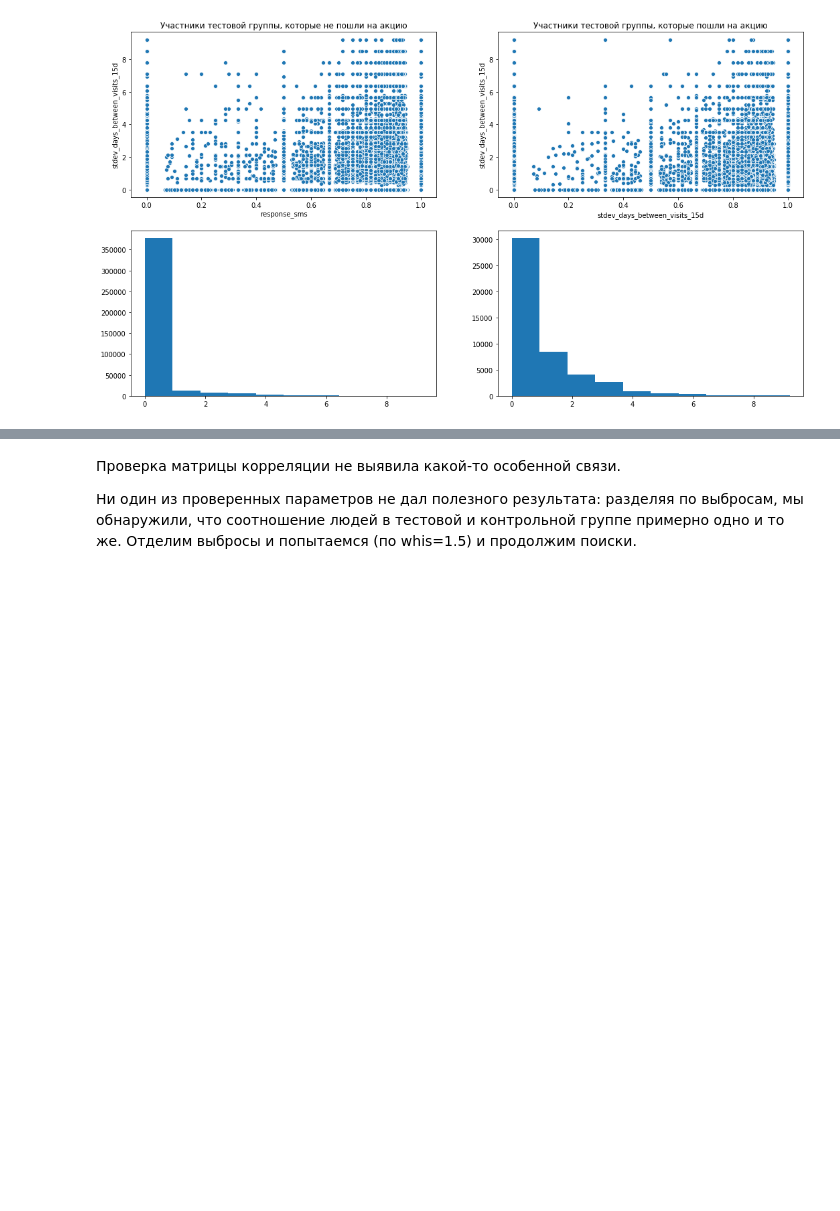
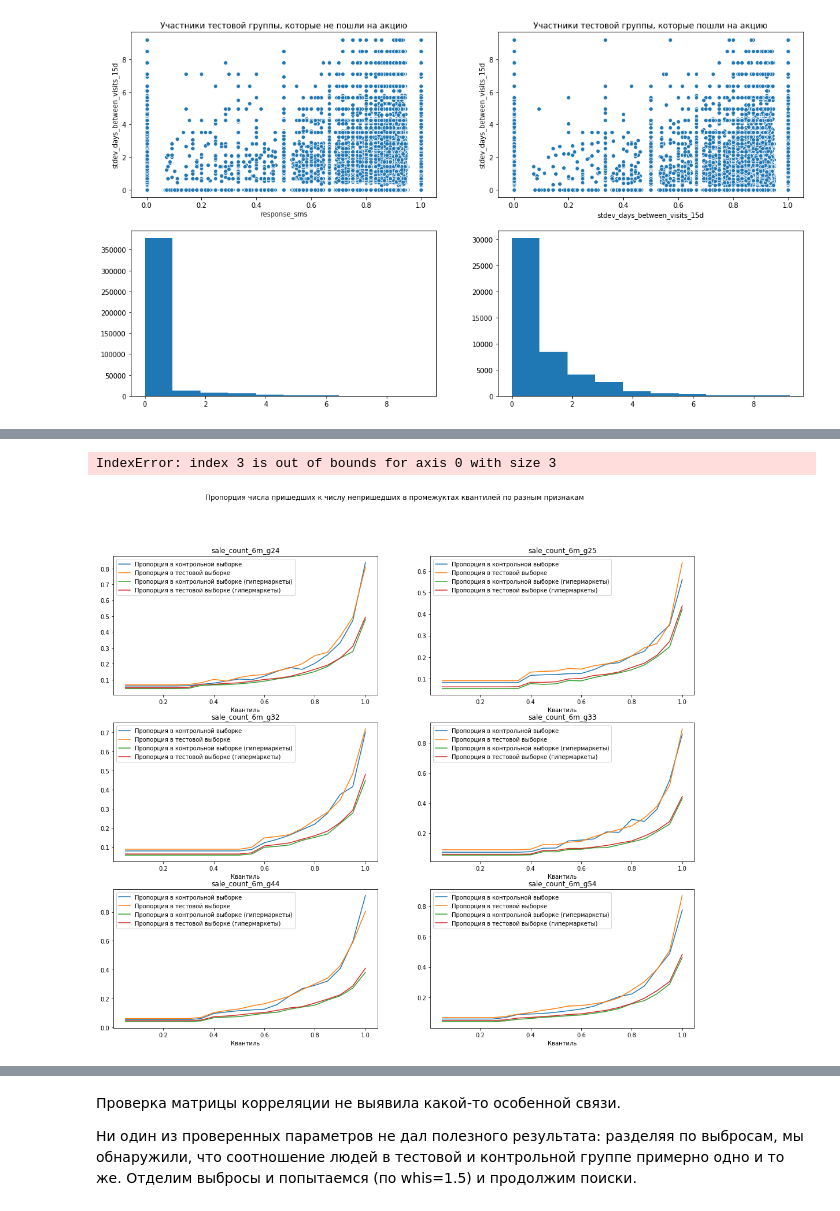
Before and after one commit to DKozl50/pluh_sms, a Jupyter notebook: experiments/EDA_mitya.ipynb, the cells around one changed output, grey strips where cells are left out. Cells and saved outputs as stored; diff of their text form; code cells hidden in the pictures; blank space fills up the shorter version.

```diff
--- a/experiments/EDA_mitya.ipynb
+++ b/experiments/EDA_mitya.ipynb
@@ -230 +219,7 @@ plt.show()
+# %%
+quantile_activeness_proportions(data,
+    get_columns_list(data, ["sale_count_6m_g{}".format(i) for i in all_groups]))
+# %% [output]
+IndexError: index 3 is out of bounds for axis 0 with size 3
+[figure, added]
 # %%
```
Also changed, not shown: parts of 18 cells of this notebook.
